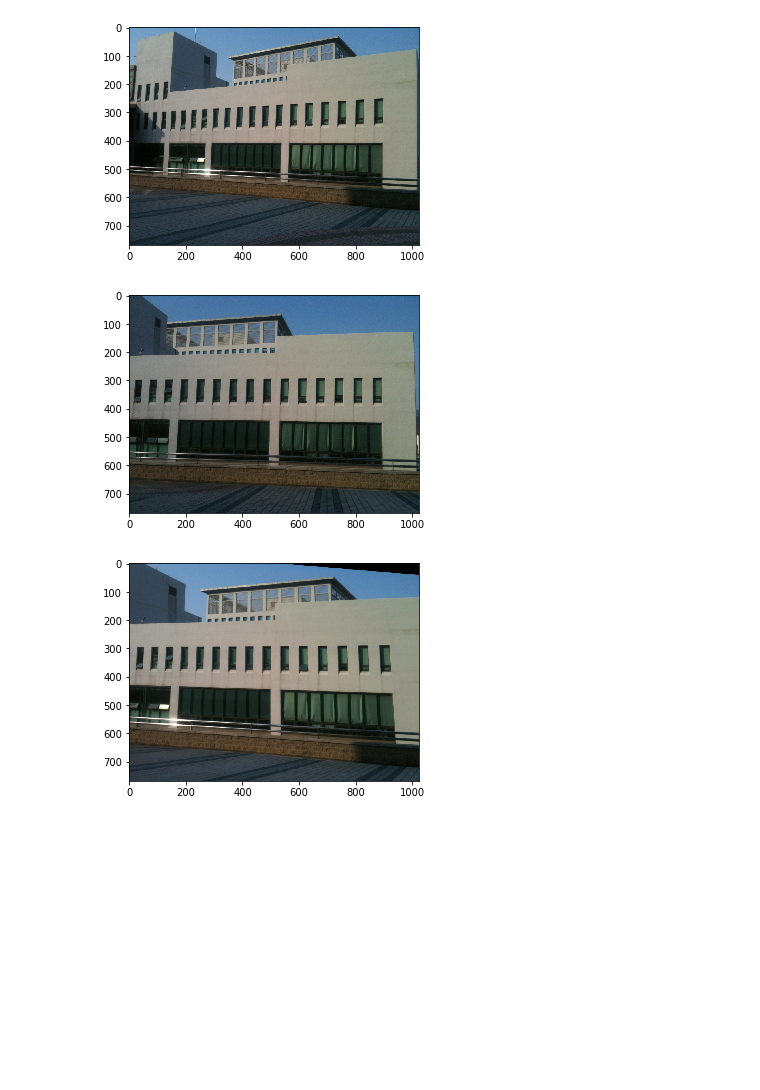
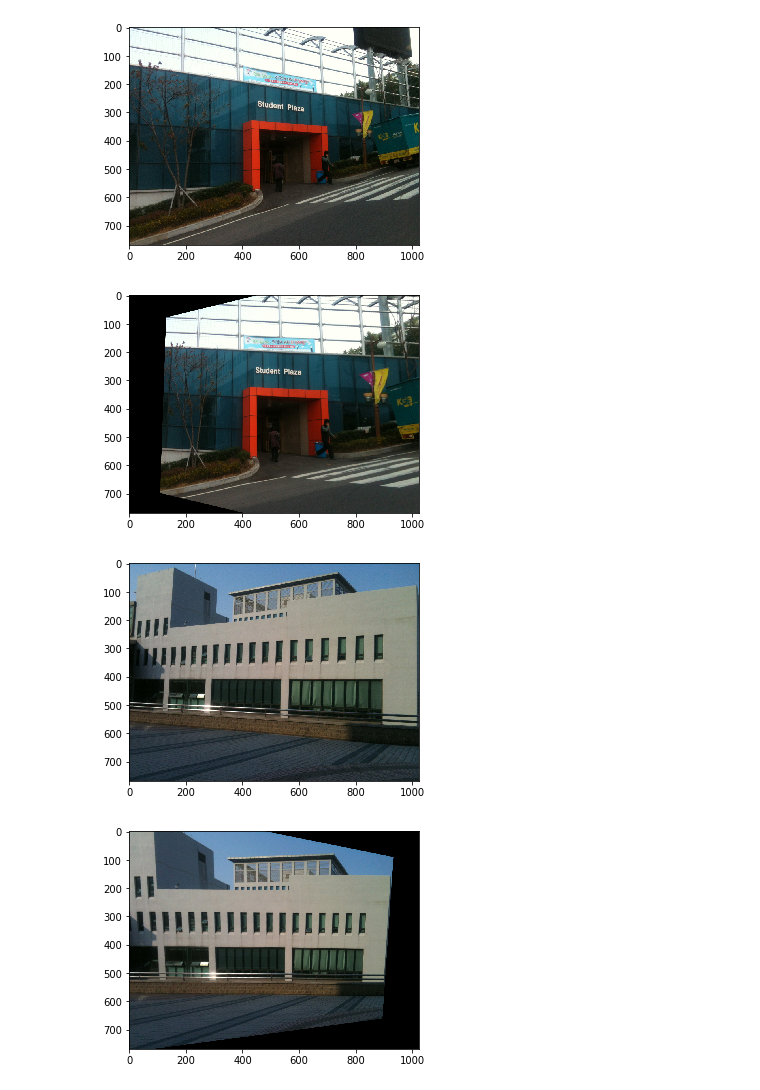
Before and after one commit to pingxiu/computerVisionClass, a Jupyter notebook: homeWork4/homeWork4.ipynb, the cells around one changed output. Saved outputs shown, nothing was run; the diff lists cells and outputs as text; code cells hidden in the pictures; blank space fills up the shorter version.

```diff
--- a/homeWork4/homeWork4.ipynb
+++ b/homeWork4/homeWork4.ipynb
@@ -6,13 +6,9 @@ import matplotlib.pyplot as pl
 # Read source image.
 im_src = cv2.imread('dsu1.jpg')
 # Four corners of the book in source image
-pts_src = np.array([[324, 281], [326, 538] ,[760, 318],[768, 508]])
-# pts_dst = np.array([[179, 245], [179, 505] ,[820, 220],[820, 520]])
-# Read destination image.
-im_dst = cv2.imread('dsu2.jpg')
+pts_src = np.array([[324, 281], [326, 538] ,[760, 508],[768, 318]])
 # Four corners of the book in destination image.
-# pts_src = np.array([[324, 281], [326, 538] ,[760, 318],[768, 508]])
-pts_dst = np.array([[179, 245], [179, 505] ,[820, 220],[820, 520]])
+pts_dst = np.array([[320, 280], [320, 500] ,[760, 500],[760, 280]])
 # Calculate Homography
 h, status = cv2.findHomography(pts_src, pts_dst)
 # Warp source image to destination based on homography
@@ -20,8 +16,6 @@ im_out = cv2.warpPerspective(im_src, h, (im_dst.shape[1],im_dst.shape[0]))
 # Display images
 pl.imshow(cv2.cvtColor(im_src, cv2.COLOR_BGR2RGB))
 pl.show()
-pl.imshow(cv2.cvtColor(im_dst, cv2.COLOR_BGR2RGB))
-pl.show()
 pl.imshow(cv2.cvtColor(im_out, cv2.COLOR_BGR2RGB))
 pl.show()
 # %% [output]
@@ -32,11 +44,9 @@ pl.show()
 # Read source image.
 im_src = cv2.imread('dsu3.jpg')
 # Four corners of the book in source image
-pts_src = np.array([[103, 230], [110, 500],[698, 161] ,[703, 532]])
-# Read destination image.
-im_dst = cv2.imread('dsu2.jpg')
+pts_src = np.array([[103, 226], [110, 500],[698, 532] ,[703, 161]])
 # Four corners of the book in destination image.
-pts_dst = np.array([[179, 245], [179, 505] ,[820, 220],[820, 520]])
+pts_dst = np.array([[100, 190], [100, 500] ,[700, 500],[700, 190]])
 # Calculate Homography
 h, status = cv2.findHomography(pts_src, pts_dst)
 # Warp source image to destination based on homography
@@ -44,8 +54,6 @@ im_out = cv2.warpPerspective(im_src, h, (im_dst.shape[1],im_dst.shape[0]))
 # Display images
 pl.imshow(cv2.cvtColor(im_src, cv2.COLOR_BGR2RGB))
 pl.show()
-pl.imshow(cv2.cvtColor(im_dst, cv2.COLOR_BGR2RGB))
-pl.show()
 pl.imshow(cv2.cvtColor(im_out, cv2.COLOR_BGR2RGB))
 pl.show()
 # %% [output]
@@ -56,11 +63,9 @@ pl.show()
 # Read source image.
 im_src = cv2.imread('dsu4.jpg')
 # Four corners of the book in source image
-pts_src = np.array([[239, 270], [237, 460],[567, 239] ,[564, 497]])
-# Read destination image.
-im_dst = cv2.imread('dsu2.jpg')
+pts_src = np.array([[240, 270], [237, 460],[567, 497] ,[564, 233]])
 # Four corners of the book in destination image.
-pts_dst = np.array([[179, 245], [179, 505] ,[820, 220],[820, 520]])
+pts_dst = np.array([[250, 260], [250, 460] ,[560, 460],[560, 260]])
 # Calculate Homography
 h, status = cv2.findHomography(pts_src, pts_dst)
 # Warp source image to destination based on homography
@@ -68,8 +73,6 @@ im_out = cv2.warpPerspective(im_src, h, (im_dst.shape[1],im_dst.shape[0]))
 # Display images
 pl.imshow(cv2.cvtColor(im_src, cv2.COLOR_BGR2RGB))
 pl.show()
-pl.imshow(cv2.cvtColor(im_dst, cv2.COLOR_BGR2RGB))
-pl.show()
 pl.imshow(cv2.cvtColor(im_out, cv2.COLOR_BGR2RGB))
 pl.show()
 # %% [output]
@@ -80,11 +82,10 @@ pl.show()
 # Read source image.
 im_src = cv2.imread('dsu5.jpg')
 # Four corners of the book in source image
-pts_src = np.array([[569, 283], [576, 301],[679, 318] ,[683, 329]])
+pts_src = np.array([[538, 340], [538, 530],[753, 544] ,[756, 373]])
 # Read destination image.
-im_dst = cv2.imread('dsu6.jpg')
 # Four corners of the book in destination image.
-pts_dst = np.array([[451, 262], [455, 284] ,[618, 286],[618, 300]])
+pts_dst = np.array([[550, 350], [550, 500] ,[800, 500],[800, 350]])
 # Calculate Homography
 h, status = cv2.findHomography(pts_src, pts_dst)
 # Warp source image to destination based on homography
@@ -92,8 +93,6 @@ im_out = cv2.warpPerspective(im_src, h, (im_dst.shape[1],im_dst.shape[0]))
 # Display images
 pl.imshow(cv2.cvtColor(im_src, cv2.COLOR_BGR2RGB))
 pl.show()
-pl.imshow(cv2.cvtColor(im_dst, cv2.COLOR_BGR2RGB))
-pl.show()
 pl.imshow(cv2.cvtColor(im_out, cv2.COLOR_BGR2RGB))
 pl.show()
 # %% [output]
@@ -103,24 +101,40 @@ pl.show()
+# %%
+# Read source image.
+im_src = cv2.imread('dsu6.jpg')
+# Four corners of the book in source image
+pts_src = np.array([[401, 344], [405, 576],[698, 548] ,[699, 353]])
+# Read destination image.
+# Four corners of the book in destination image.
+pts_dst = np.array([[400, 340], [400, 570] ,[700, 570],[700, 340]])
+# Calculate Homography
+h, status = cv2.findHomography(pts_src, pts_dst)
+# Warp source image to destination based on homography
+im_out = cv2.warpPerspective(im_src, h, (im_dst.shape[1],im_dst.shape[0]))
+# Display images
+pl.imshow(cv2.cvtColor(im_src, cv2.COLOR_BGR2RGB))
+pl.show()
+pl.imshow(cv2.cvtColor(im_out, cv2.COLOR_BGR2RGB))
+pl.show()
+# %% [output]
+[figure, added]
+[figure, added]
 # %%
 # Read source image.
 im_src = cv2.imread('dsu7.jpg')
 # Four corners of the book in source image
-pts_src = np.array([[297, 292], [293, 365],[590, 274] ,[590, 360]])
+pts_src = np.array([[297, 292], [291, 370],[594, 361] ,[595, 272]])
 # Read destination image.
-im_dst = cv2.imread('dsu8.jpg')
 # Four corners of the book in destination image.
-pts_dst = np.array([[183, 300], [178, 385] ,[559, 297],[563, 393]])
+pts_dst = np.array([[300, 290], [300, 370] ,[600, 370],[600, 290]])
 # Calculate Homography
 h, status = cv2.findHomography(pts_src, pts_dst)
 # Warp source image to destination based on homography
 im_out = cv2.warpPerspective(im_src, h, (im_dst.shape[1],im_dst.shape[0]))
 # Display images
 pl.imshow(cv2.cvtColor(im_src, cv2.COLOR_BGR2RGB))
 pl.show()
-pl.imshow(cv2.cvtColor(im_dst, cv2.COLOR_BGR2RGB))
-pl.show()
 pl.imshow(cv2.cvtColor(im_out, cv2.COLOR_BGR2RGB))
 pl.show()
 # %% [output]
 [figure]
-[figure, old version]
+[figure, new version]
-[figure, removed]
```
Also changed, not shown: parts of 7 cells of this notebook.
